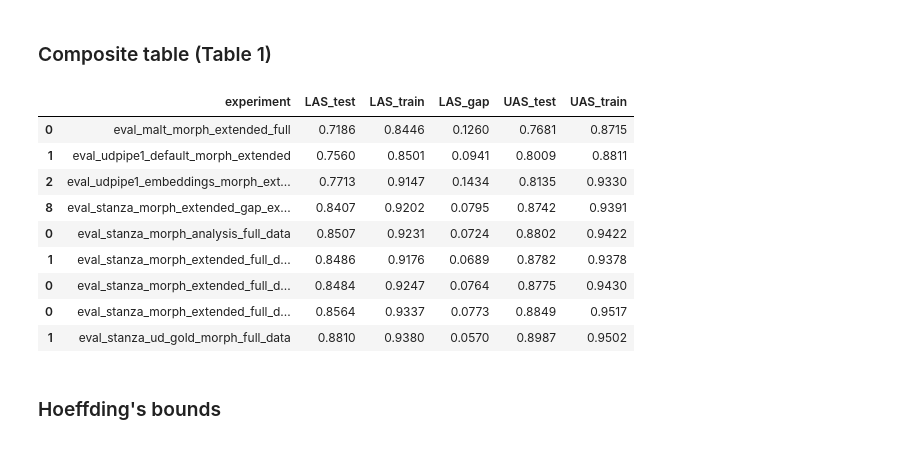
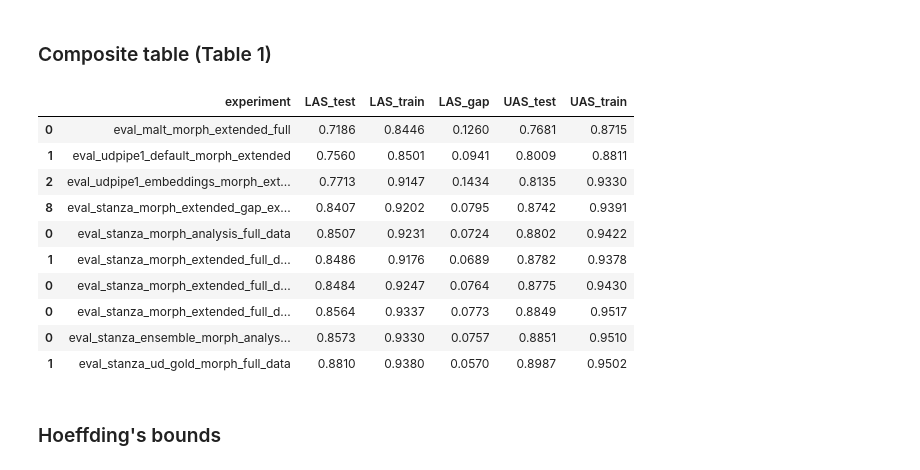
Before and after one commit to estnltk/syntax_experiments, a Jupyter notebook: 06_result_tables.ipynb, the cells around one changed output. Drawn from its saved outputs; the diff is of its cells as text; code cells hidden in the pictures.

Commit message:
Updated results notebook

```diff
--- a/06_result_tables.ipynb
+++ b/06_result_tables.ipynb
@@ -190,37 +196,42 @@ read_csv('edt_2.11/results_stanza_basic.csv')
 # MaltParser and UDPipe-1 results
 res1 = read_csv('edt_2.6/results_full_data_malt_udpipe1.csv')
 # Stanza only_wordforms experiment
 res2 = read_csv('edt_2.6/results_gap_experiments.csv')
 res2 = res2.loc[res2['experiment'].str.contains('08_only_wordforms')]
 # Basic Stanza MA and ME parser results on EDT 2.6
 res3 = read_csv('edt_2.6/results_stanza_basic.csv')
 # Rename models
 res3.loc[:, 'experiment'] = res3.apply(lambda x: re.sub(r'eval_stanza_morph_extended_full_data',\
                                                          'eval_stanza_morph_extended_full_data (EDT_2.6)',
                                                           x['experiment']), axis=1)
 # Stanza trained and evaluated EDT 2.11
 res4 = read_csv('edt_2.11/results_stanza_basic.csv')
 res4.loc[:, 'experiment'] = res4.apply(lambda x: re.sub(r'eval_stanza_morph_extended_full_data',\
                                                          'eval_stanza_morph_extended_full_data (EDT_2.11)',
                                                           x['experiment']), axis=1)
-# Ensemble results with aggregation_algorithm = 'majority_voting'
+# ME ensemble results with aggregation_algorithm = 'majority_voting'
 res5 = read_csv('edt_2.6/results_ensemble_majority_voting.csv')
 res5 = res5.loc[res5['experiment'].str.contains('full_data_ensemble_majority_voting')]
-res6 = read_csv('edt_2.6/results_gold_and_auto_ud_morph.csv')
-res6 = res6.loc[res6['experiment'].str.contains('ud_gold')]
-composite_res = pandas.concat([res1, res2, res3, res4, res5, res6])
+# MA ensemble results with default aggregation_algorithm
+res6 = read_csv('edt_2.6/results_stanza_MA_ensembles.csv')
+res6 = res6.loc[res6['experiment'].str.contains('eval_stanza_ensemble_morph_analysis_full_data_default')]
+# Results on UD gold
+res7 = read_csv('edt_2.6/results_gold_and_auto_ud_morph.csv')
+res7 = res7.loc[res7['experiment'].str.contains('ud_gold')]
+composite_res = pandas.concat([res1, res2, res3, res4, res5, res6, res7])
 composite_res = composite_res.drop(['test_words', 'train_words'], axis=1)
 composite_res
 # %% [output]
 |  | experiment | LAS_test | LAS_train | LAS_gap | UAS_test | UAS_train |
 | 0 | eval_malt_morph_extended_full | 0.7186 | 0.8446 | 0.1260 | 0.7681 | 0.8715 |
 | 1 | eval_udpipe1_default_morph_extended | 0.7560 | 0.8501 | 0.0941 | 0.8009 | 0.8811 |
 | 2 | eval_udpipe1_embeddings_morph_ext... | 0.7713 | 0.9147 | 0.1434 | 0.8135 | 0.9330 |
 | 8 | eval_stanza_morph_extended_gap_ex... | 0.8407 | 0.9202 | 0.0795 | 0.8742 | 0.9391 |
 | 0 | eval_stanza_morph_analysis_full_data | 0.8507 | 0.9231 | 0.0724 | 0.8802 | 0.9422 |
 | 1 | eval_stanza_morph_extended_full_d... | 0.8486 | 0.9176 | 0.0689 | 0.8782 | 0.9378 |
 | 0 | eval_stanza_morph_extended_full_d... | 0.8484 | 0.9247 | 0.0764 | 0.8775 | 0.9430 |
 | 0 | eval_stanza_morph_extended_full_d... | 0.8564 | 0.9337 | 0.0773 | 0.8849 | 0.9517 |
+| 0 | eval_stanza_ensemble_morph_analys... | 0.8573 | 0.9330 | 0.0757 | 0.8851 | 0.9510 |
 | 1 | eval_stanza_ud_gold_morph_full_data | 0.8810 | 0.9380 | 0.0570 | 0.8987 | 0.9502 |
 # %% [markdown]
 ### Hoeffding's bounds
```
Also changed, not shown: parts of 5 cells of this notebook.
